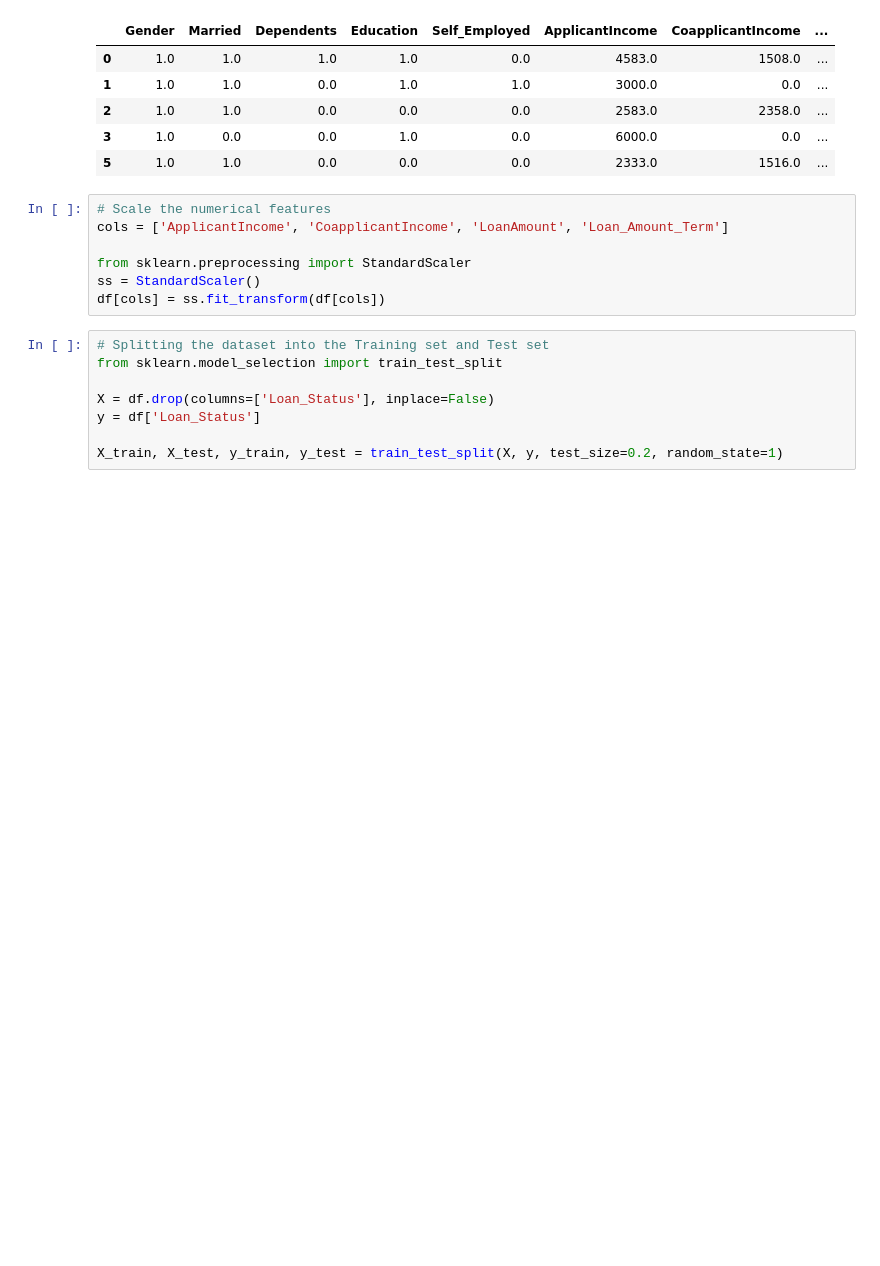
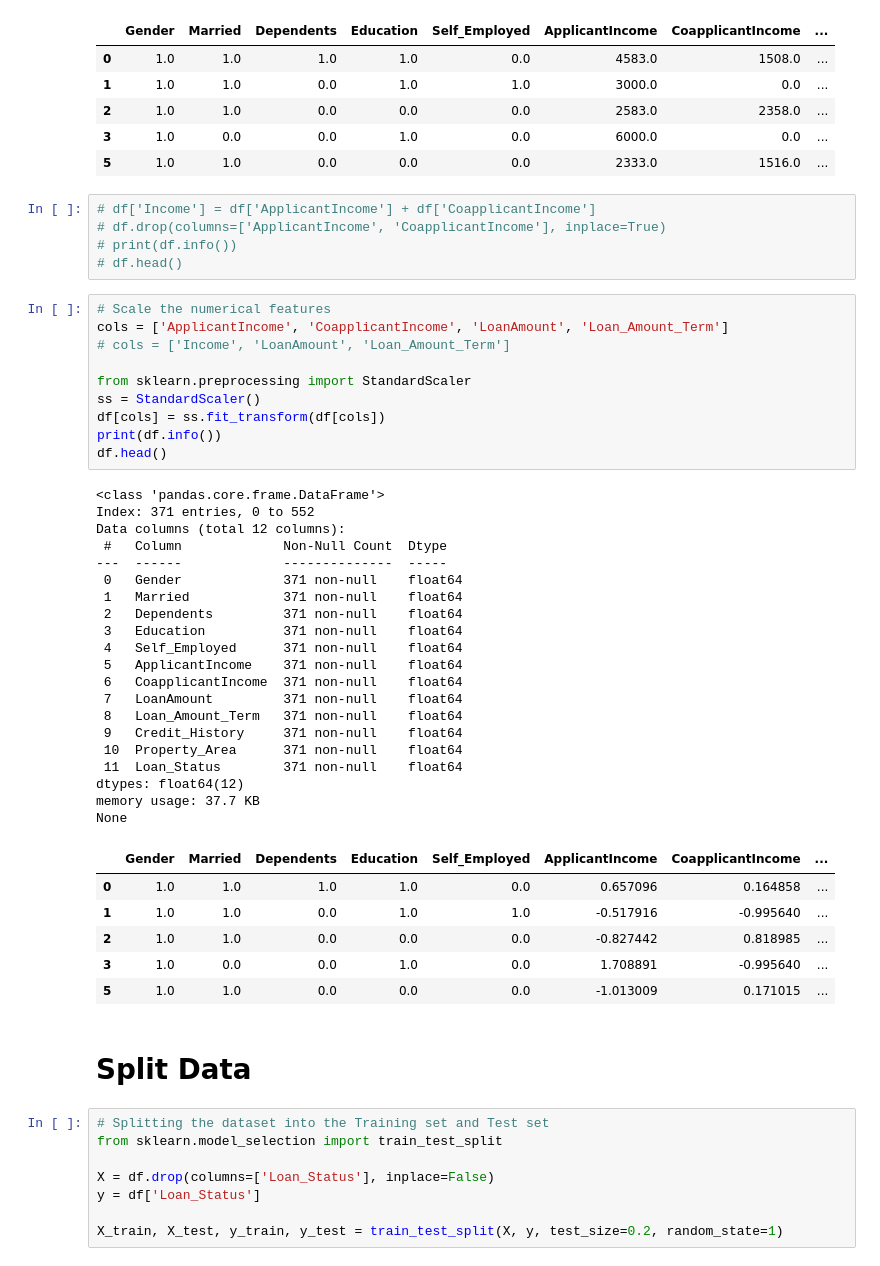
Before and after one commit to HXCLogic/Machine-Learning-382-Project1, a Jupyter notebook: MLG382- Project 1/src/prepare_data.ipynb, the cells around one changed output. Cells and saved outputs as stored; diff of their text form; blank space fills up the shorter version.

```diff
--- a/MLG382- Project 1/src/prepare_data.ipynb
+++ b/MLG382- Project 1/src/prepare_data.ipynb
@@ -434,13 +434,50 @@ None
 | 2 | 1.0 | 1.0 | 0.0 | 0.0 | 0.0 | 2583.0 | 2358.0 | ... |
 | 3 | 1.0 | 0.0 | 0.0 | 1.0 | 0.0 | 6000.0 | 0.0 | ... |
 | 5 | 1.0 | 1.0 | 0.0 | 0.0 | 0.0 | 2333.0 | 1516.0 | ... |
+# %%
+# df['Income'] = df['ApplicantIncome'] + df['CoapplicantIncome']
+# df.drop(columns=['ApplicantIncome', 'CoapplicantIncome'], inplace=True)
+# print(df.info())
+# df.head()
 # %%
 # Scale the numerical features
 cols = ['ApplicantIncome', 'CoapplicantIncome', 'LoanAmount', 'Loan_Amount_Term']
+# cols = ['Income', 'LoanAmount', 'Loan_Amount_Term']
 
 from sklearn.preprocessing import StandardScaler
 ss = StandardScaler()
 df[cols] = ss.fit_transform(df[cols])
+print(df.info())
+df.head()
+# %% [output]
+<class 'pandas.core.frame.DataFrame'>
+Index: 371 entries, 0 to 552
+Data columns (total 12 columns):
+ #   Column             Non-Null Count  Dtype
+---  ------             --------------  -----
+ 0   Gender             371 non-null    float64
+ 1   Married            371 non-null    float64
+ 2   Dependents         371 non-null    float64
+ 3   Education          371 non-null    float64
+ 4   Self_Employed      371 non-null    float64
+ 5   ApplicantIncome    371 non-null    float64
+ 6   CoapplicantIncome  371 non-null    float64
+ 7   LoanAmount         371 non-null    float64
+ 8   Loan_Amount_Term   371 non-null    float64
+ 9   Credit_History     371 non-null    float64
+ 10  Property_Area      371 non-null    float64
+ 11  Loan_Status        371 non-null    float64
+dtypes: float64(12)
+memory usage: 37.7 KB
+None
+|  | Gender | Married | Dependents | Education | Self_Employed | ApplicantIncome | CoapplicantIncome | ... |
+| 0 | 1.0 | 1.0 | 1.0 | 1.0 | 0.0 | 0.657096 | 0.164858 | ... |
+| 1 | 1.0 | 1.0 | 0.0 | 1.0 | 1.0 | -0.517916 | -0.995640 | ... |
+| 2 | 1.0 | 1.0 | 0.0 | 0.0 | 0.0 | -0.827442 | 0.818985 | ... |
+| 3 | 1.0 | 0.0 | 0.0 | 1.0 | 0.0 | 1.708891 | -0.995640 | ... |
+| 5 | 1.0 | 1.0 | 0.0 | 0.0 | 0.0 | -1.013009 | 0.171015 | ... |
+# %% [markdown]
+# **Split Data**
 # %%
 # Splitting the dataset into the Training set and Test set
 from sklearn.model_selection import train_test_split
```
Also changed, not shown: parts of 5 cells of this notebook.
